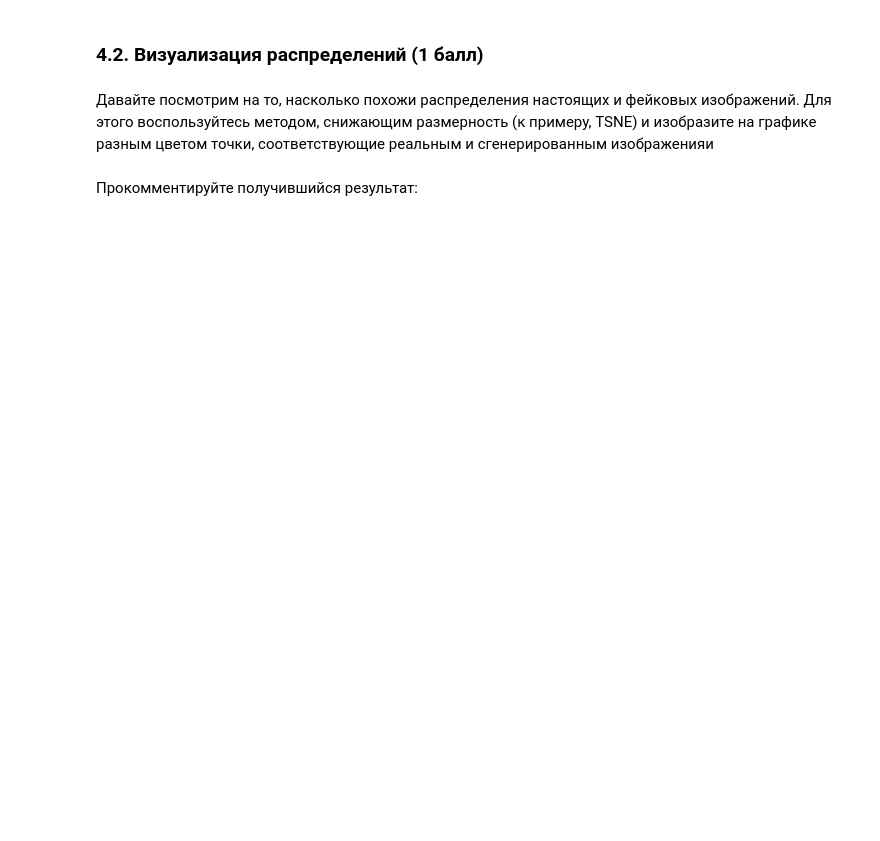
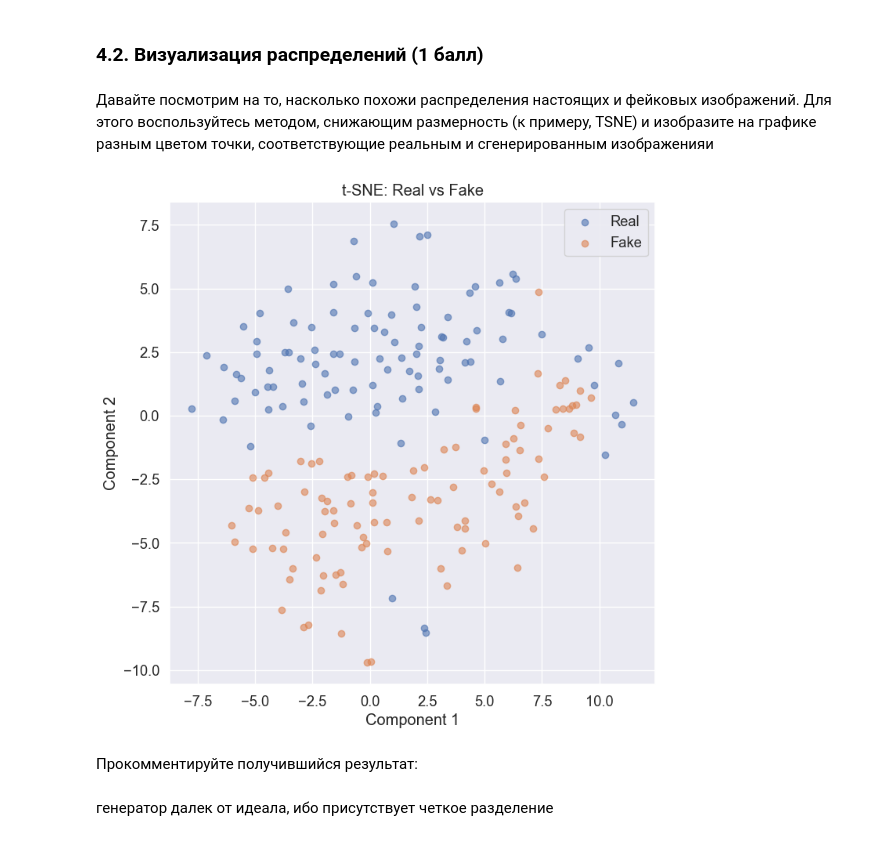
Before and after one commit to xaeliudzyh/dls_hw, a Jupyter notebook: week_11_GANs/Homework/homework_8_gans_part_1.ipynb, the cells around one changed output. Saved outputs shown, nothing was run; the diff lists cells and outputs as text; code cells hidden in the pictures; blank space fills up the shorter version.

```diff
--- a/week_11_GANs/Homework/homework_8_gans_part_1.ipynb
+++ b/week_11_GANs/Homework/homework_8_gans_part_1.ipynb
@@ -116,5 +365,52 @@ def show_images(generated):
 ### 4.2. Визуализация распределений (1 балл)
 # %% [markdown]
 Давайте посмотрим на то, насколько похожи распределения настоящих и фейковых изображений. Для этого воспользуйтесь методом, снижающим размерность (к примеру, TSNE) и изобразите на графике разным цветом точки, соответствующие реальным и сгенерированным изображенияи
+# %%
+import torch
+import numpy as np
+from sklearn.manifold import TSNE
+import matplotlib.pyplot as plt
+
+# Возьмём по 100 примеров каждого типа
+sample_size = 100
+
+# 1) Собираем реальные изображения
+real_imgs = []
+for imgs, _ in dataloader:
+    real_imgs.append(imgs)
+    if sum(x.size(0) for x in real_imgs) >= sample_size:
+        break
+real_imgs = torch.cat(real_imgs, 0)[:sample_size]          # (100, C, H, W)
+real_feats = real_imgs.view(sample_size, -1).cpu().numpy()  # (100, D)
+
+# 2) Генерируем fake изображения
+generator.eval()
+with torch.no_grad():
+    z = torch.randn(sample_size, latent_size, 1, 1, device=device)
+    fake_imgs = generator(z).cpu()
+fake_feats = fake_imgs.view(sample_size, -1).numpy()       # (100, D)
+generator.train()
+
+# 3) Собираем X и метки y
+X = np.vstack([real_feats, fake_feats])                    # (200, D)
+y = np.array([1]*sample_size + [0]*sample_size)            # 1=real, 0=fake
+
+# 4) Запускаем t-SNE
+tsne = TSNE(n_components=2, init='pca', random_state=42)
+X2 = tsne.fit_transform(X)                                 # (200, 2)
+
+# 5) Рисуем
+plt.figure(figsize=(8,8))
+plt.scatter(X2[y==1,0], X2[y==1,1], label='Real', alpha=0.6)
+plt.scatter(X2[y==0,0], X2[y==0,1], label='Fake', alpha=0.6)
+plt.legend()
+plt.title('t-SNE: Real vs Fake')
+plt.xlabel('Component 1')
+plt.ylabel('Component 2')
+plt.show()
+# %% [output]
+[figure, added]
 # %% [markdown]
 Прокомментируйте получившийся результат:
+# %% [markdown]
+генератор далек от идеала, ибо присутствует четкое разделение
```
Also changed, not shown: parts of 15 cells of this notebook.
